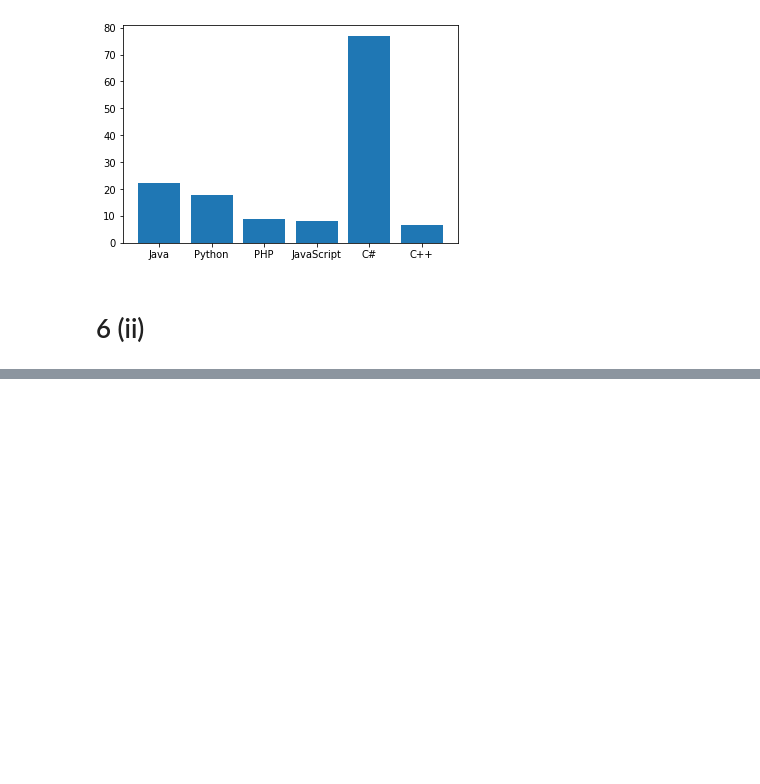
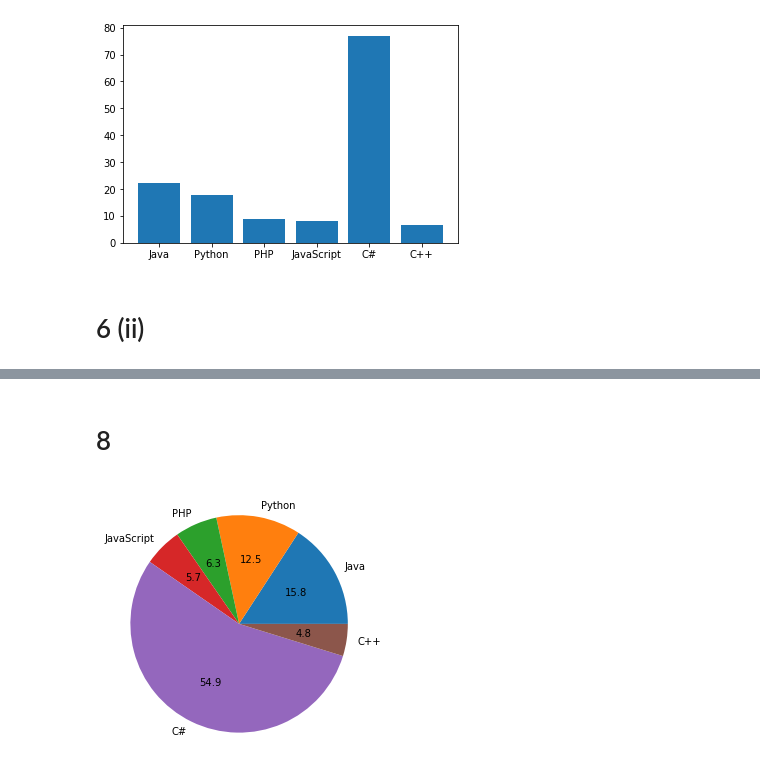
Before and after one commit to vineeth-vijayan/DS-Lab, a Jupyter notebook: Exercise3.ipynb, the cells around one changed output, grey strips where cells are left out. Saved outputs shown, nothing was run; the diff lists cells and outputs as text; code cells hidden in the pictures; blank space fills up the shorter version.

```diff
--- a/Exercise3.ipynb
+++ b/Exercise3.ipynb
@@ -93,0 +125,8 @@ plt.show()
+# %% [markdown]
+# 8
+# %%
+plt.figure(figsize=(6,6))
+plt.pie(popul, labels=pgmng_lang, autopct="%.1f", startangle=0)
+plt.show()
+# %% [output]
+[figure, added]
```
Also changed, not shown: parts of 11 cells of this notebook.
